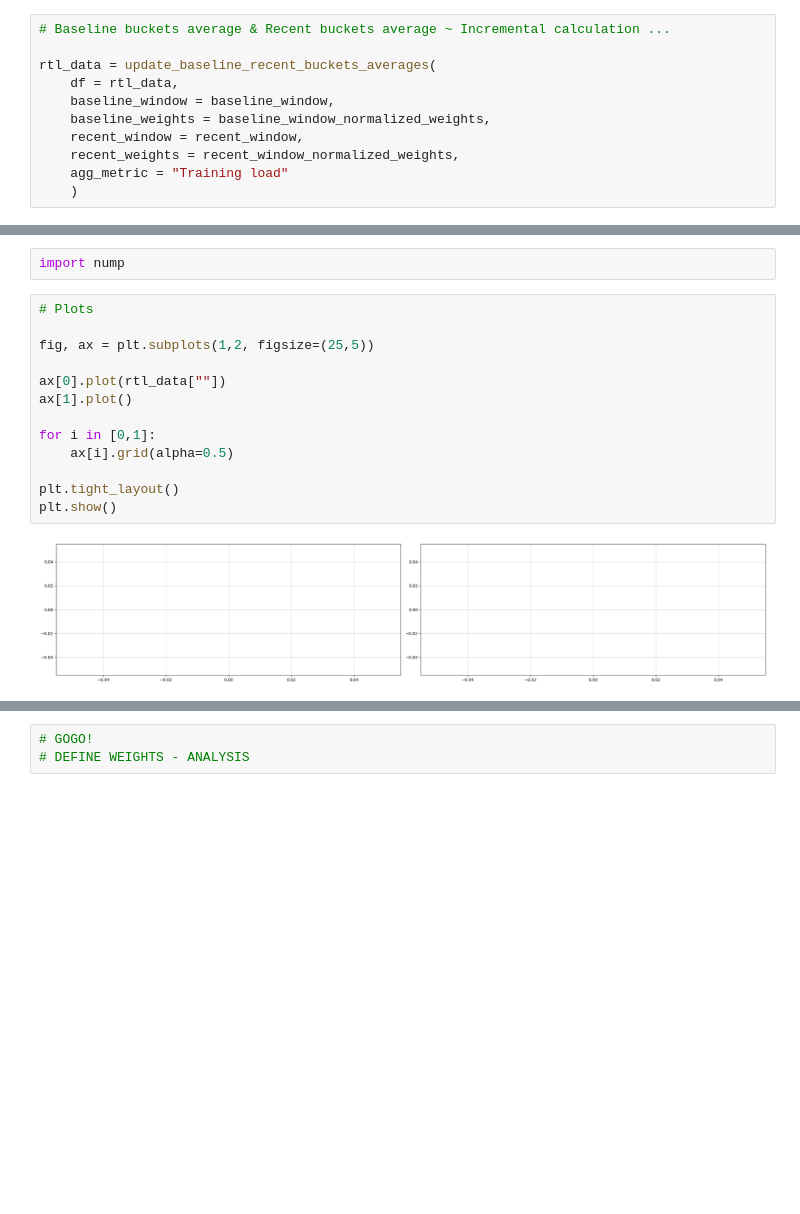
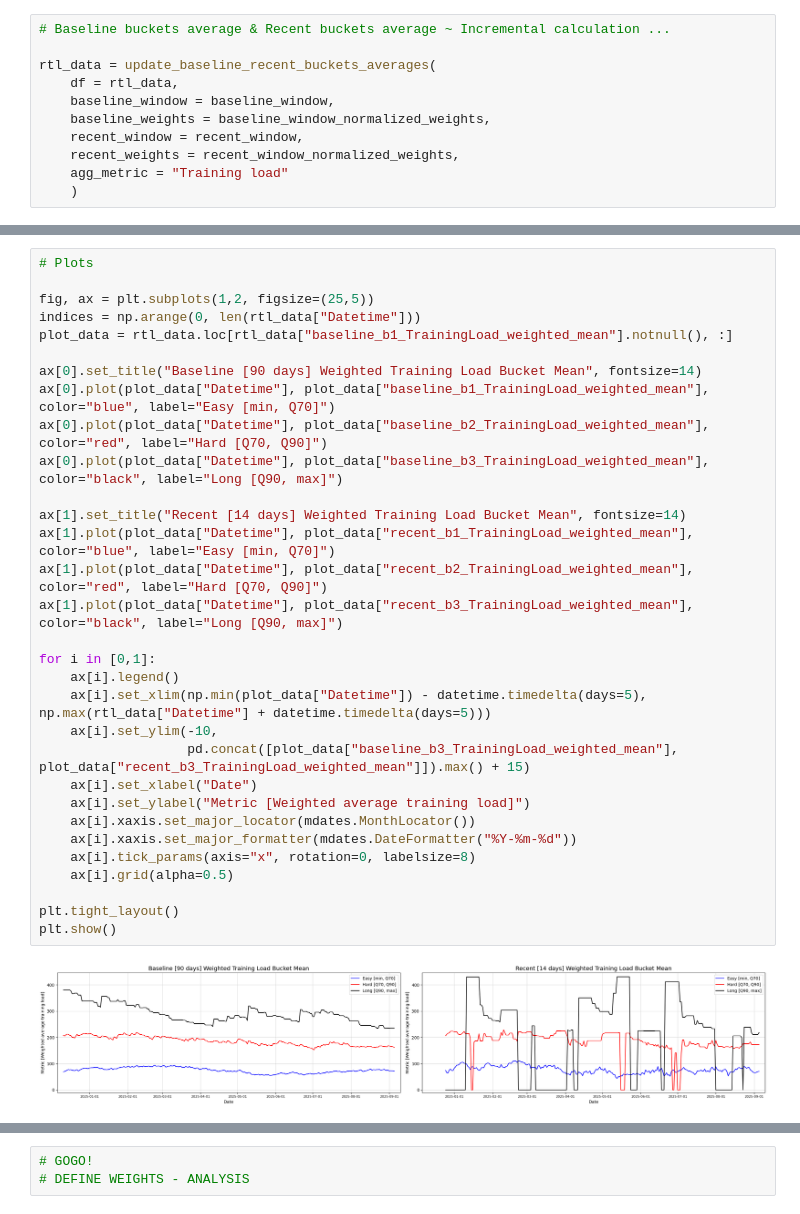
Before and after one commit to 1312Bravo/TrainingPeaks_customLog, a Jupyter notebook: analysis/relative_training_load/development.ipynb, the cells around one changed output, grey strips where cells are left out. Cells and saved outputs as stored; diff of their text form; blank space fills up the shorter version.

```diff
--- a/analysis/relative_training_load/development.ipynb
+++ b/analysis/relative_training_load/development.ipynb
@@ -585,18 +590,34 @@ rtl_data.head(3)
-# %%
-import nump
 # %%
 # Plots
 
 fig, ax = plt.subplots(1,2, figsize=(25,5))
+indices = np.arange(0, len(rtl_data["Datetime"]))
+plot_data = rtl_data.loc[rtl_data["baseline_b1_TrainingLoad_weighted_mean"].notnull(), :]
 
-ax[0].plot(rtl_data[""])
-ax[1].plot()
+ax[0].set_title("Baseline [90 days] Weighted Training Load Bucket Mean", fontsize=14)
+ax[0].plot(plot_data["Datetime"], plot_data["baseline_b1_TrainingLoad_weighted_mean"], color="blue", label="Easy [min, Q70]")
+ax[0].plot(plot_data["Datetime"], plot_data["baseline_b2_TrainingLoad_weighted_mean"], color="red", label="Hard [Q70, Q90]")
+ax[0].plot(plot_data["Datetime"], plot_data["baseline_b3_TrainingLoad_weighted_mean"], color="black", label="Long [Q90, max]")
+
+ax[1].set_title("Recent [14 days] Weighted Training Load Bucket Mean", fontsize=14)
+ax[1].plot(plot_data["Datetime"], plot_data["recent_b1_TrainingLoad_weighted_mean"], color="blue", label="Easy [min, Q70]")
+ax[1].plot(plot_data["Datetime"], plot_data["recent_b2_TrainingLoad_weighted_mean"], color="red", label="Hard [Q70, Q90]")
+ax[1].plot(plot_data["Datetime"], plot_data["recent_b3_TrainingLoad_weighted_mean"], color="black", label="Long [Q90, max]")
 
 for i in [0,1]:
+    ax[i].legend()
+    ax[i].set_xlim(np.min(plot_data["Datetime"]) - datetime.timedelta(days=5), np.max(rtl_data["Datetime"] + datetime.timedelta(days=5)))
+    ax[i].set_ylim(-10,
+                   pd.concat([plot_data["baseline_b3_TrainingLoad_weighted_mean"], plot_data["recent_b3_TrainingLoad_weighted_mean"]]).max() + 15)
+    ax[i].set_xlabel("Date")
+    ax[i].set_ylabel("Metric [Weighted average training load]")
+    ax[i].xaxis.set_major_locator(mdates.MonthLocator())
+    ax[i].xaxis.set_major_formatter(mdates.DateFormatter("%Y-%m-%d"))
+    ax[i].tick_params(axis="x", rotation=0, labelsize=8)
     ax[i].grid(alpha=0.5)
 
 plt.tight_layout()
 plt.show()
 # %% [output]
-[figure, old version]
+[figure, new version]
 # %% [markdown]
```
Also changed, not shown: parts of 13 cells of this notebook.
